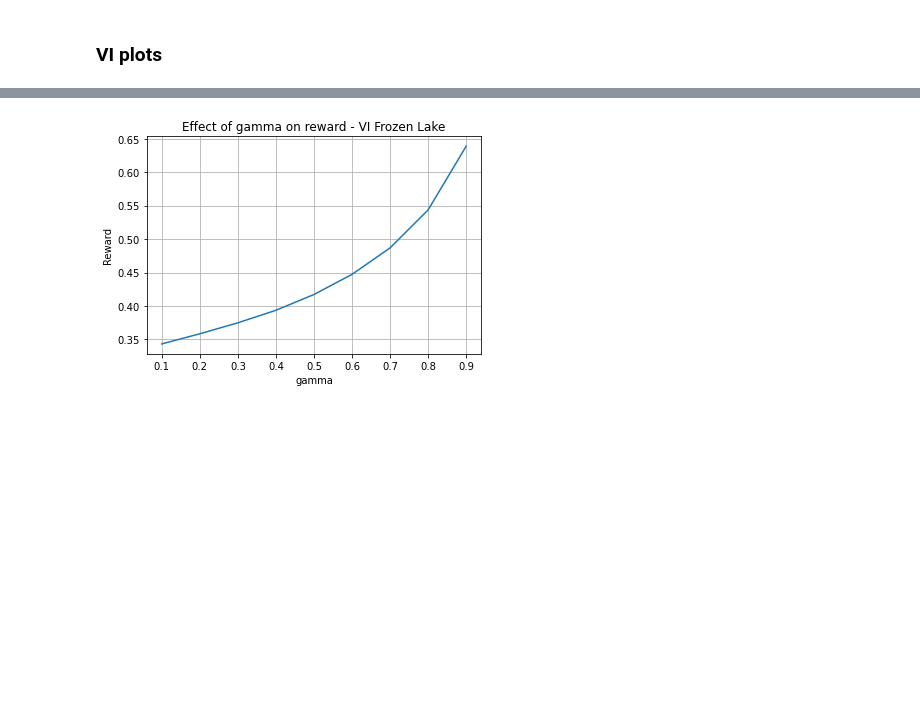
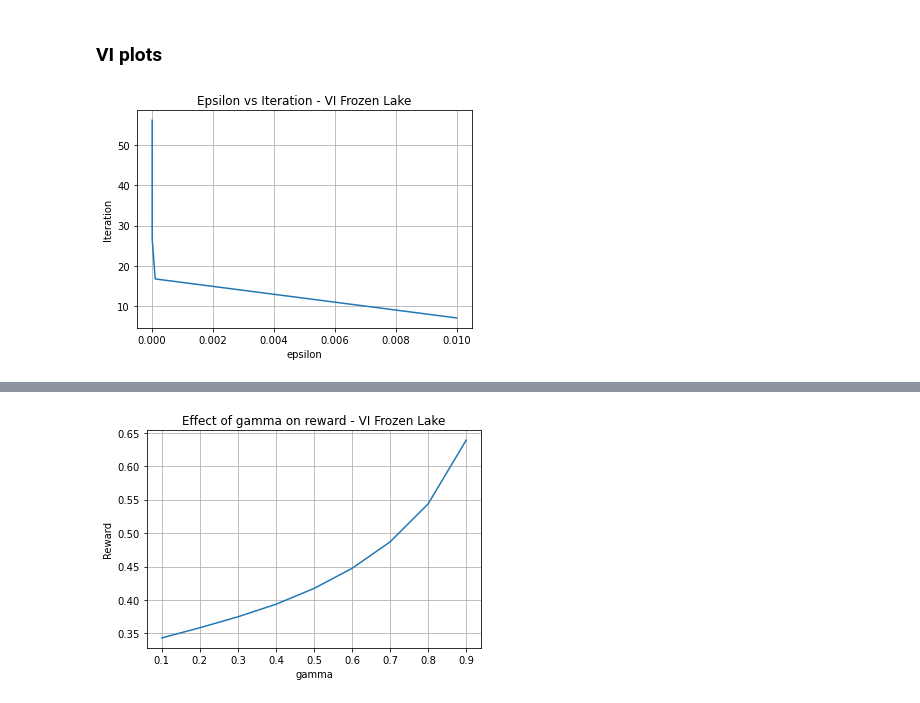
Before and after one commit to TheodoreNguyen/CS7641, a Jupyter notebook: proj4/proj4.ipynb, the cells around one changed output, grey strips where cells are left out. Drawn from its saved outputs; the diff is of its cells as text; code cells hidden in the pictures; blank space fills up the shorter version.

```diff
--- a/proj4/proj4.ipynb
+++ b/proj4/proj4.ipynb
@@ -267,3 +272,7 @@ envPlot(4, "VI FrozenLake policy", VI_FL_policy, FL_actions,
 [figure]
 # %% [markdown]
 ### VI plots
+# %%
+plotMeans(VI_FL_results_df, "epsilon", "Iteration", "Epsilon vs Iteration - VI Frozen Lake")
+# %% [output]
+[figure, added]
```
Also changed, not shown: parts of 16 cells of this notebook.
